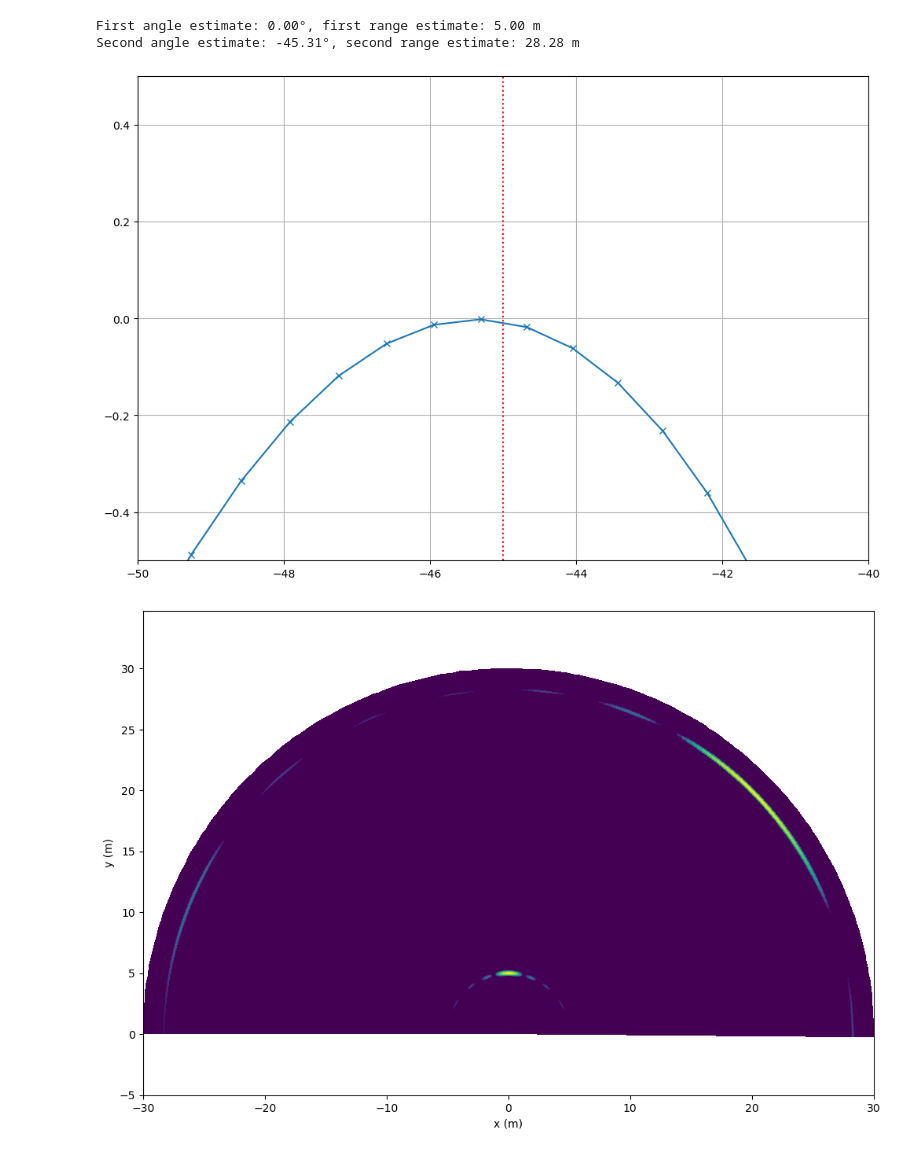
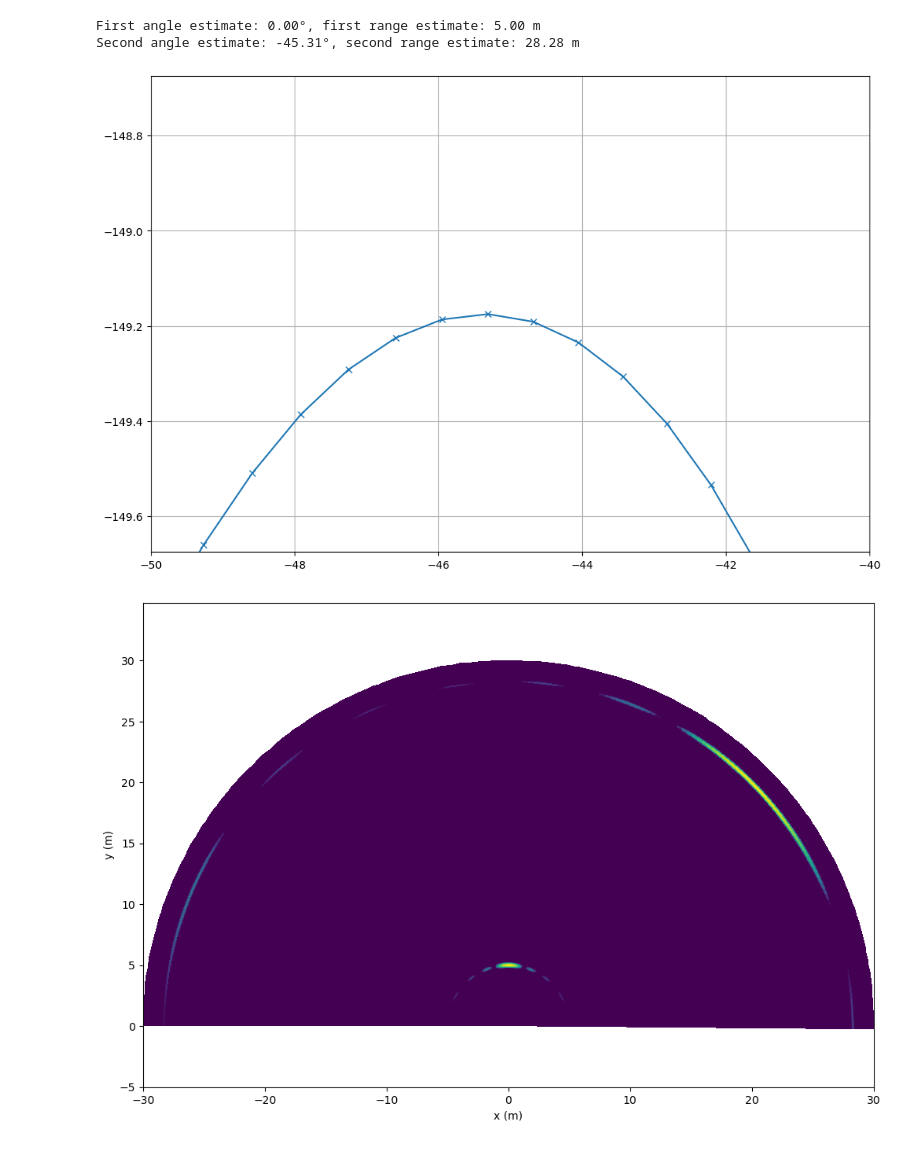
Before and after one commit to rf-eng/scikit-radar, a Jupyter notebook: docs/examples/single_static_target_DOA_ULA.ipynb, the cells around one changed output. Cells and saved outputs as stored; diff of their text form; code cells hidden in the pictures.

```diff
--- a/docs/examples/single_static_target_DOA_ULA.ipynb
+++ b/docs/examples/single_static_target_DOA_ULA.ipynb
@@ -148,15 +148,16 @@ print(f'Second angle estimate: {180/np.pi*radar.angles[ang_idx2]:.2f}°, ' +
 First angle estimate: 0.00°, first range estimate: 5.00 m
 Second angle estimate: -45.31°, second range estimate: 28.28 m
 # %%
+angle_profile = 20*np.log10(np.abs(radar.ra[0,:,0, range_idx2]))
 plt.figure(figsize=(12,8))
 plt.clf()
-plt.plot(180/np.pi*radar.angles, 20*np.log10(np.abs(radar.ra[0,:,0, range_idx2])), '-x')
+plt.plot(180/np.pi*radar.angles, angle_profile, '-x')
 plt.plot(np.array([-45, -45]), np.array([-0.5, 0.5]), 'r:')
 plt.xlim((-50, -40))
-plt.ylim((-0.5, 0.5))
+plt.ylim((np.max(angle_profile)-0.5, np.max(angle_profile)+0.5))
 plt.grid(True);
 # %% [output]
-[figure, old version]
+[figure, new version]
 # %%
 delta_r = radar.ranges[1] - radar.ranges[0]
 ranges_bp = np.arange(start=0, stop=30, step=delta_r)
```
Also changed, not shown: parts of 3 cells of this notebook, 1 other file.
